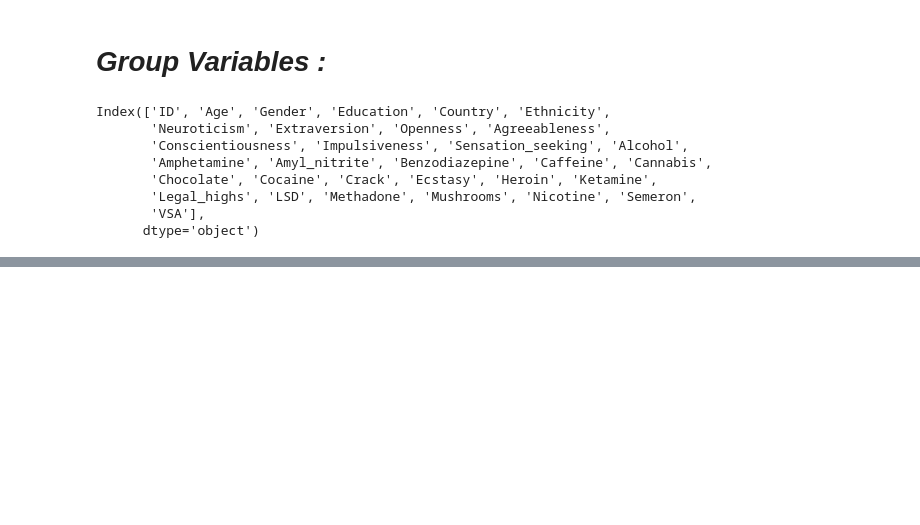
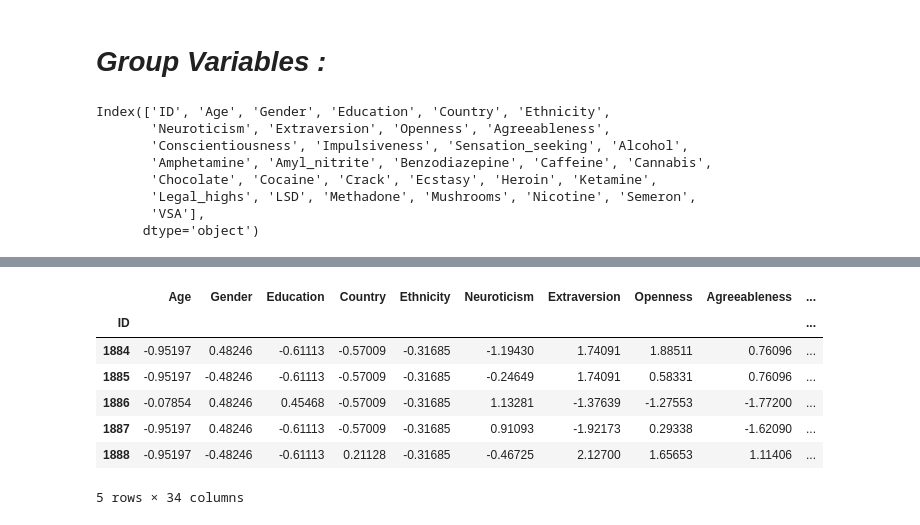
Before and after one commit to MaximeK30/Projet_VV, a Jupyter notebook: Projet_Python_VV.ipynb, the cells around one changed output, grey strips where cells are left out. Drawn from its saved outputs; the diff is of its cells as text; code cells hidden in the pictures; blank space fills up the shorter version.

```diff
--- a/Projet_Python_VV.ipynb
+++ b/Projet_Python_VV.ipynb
@@ -305,0 +315,11 @@ fig.show()
+# %%
+data_brut.tail()
+# %% [output]
+|  | Age | Gender | Education | Country | Ethnicity | Neuroticism | Extraversion | Openness | Agreeableness | ... |
+| ID |  |  |  |  |  |  |  |  |  | ... |
+| 1884 | -0.95197 | 0.48246 | -0.61113 | -0.57009 | -0.31685 | -1.19430 | 1.74091 | 1.88511 | 0.76096 | ... |
+| 1885 | -0.95197 | -0.48246 | -0.61113 | -0.57009 | -0.31685 | -0.24649 | 1.74091 | 0.58331 | 0.76096 | ... |
+| 1886 | -0.07854 | 0.48246 | 0.45468 | -0.57009 | -0.31685 | 1.13281 | -1.37639 | -1.27553 | -1.77200 | ... |
+| 1887 | -0.95197 | 0.48246 | -0.61113 | -0.57009 | -0.31685 | 0.91093 | -1.92173 | 0.29338 | -1.62090 | ... |
+| 1888 | -0.95197 | -0.48246 | -0.61113 | 0.21128 | -0.31685 | -0.46725 | 2.12700 | 1.65653 | 1.11406 | ... |
+5 rows × 34 columns
```
Also changed, not shown: parts of 44 cells of this notebook.
